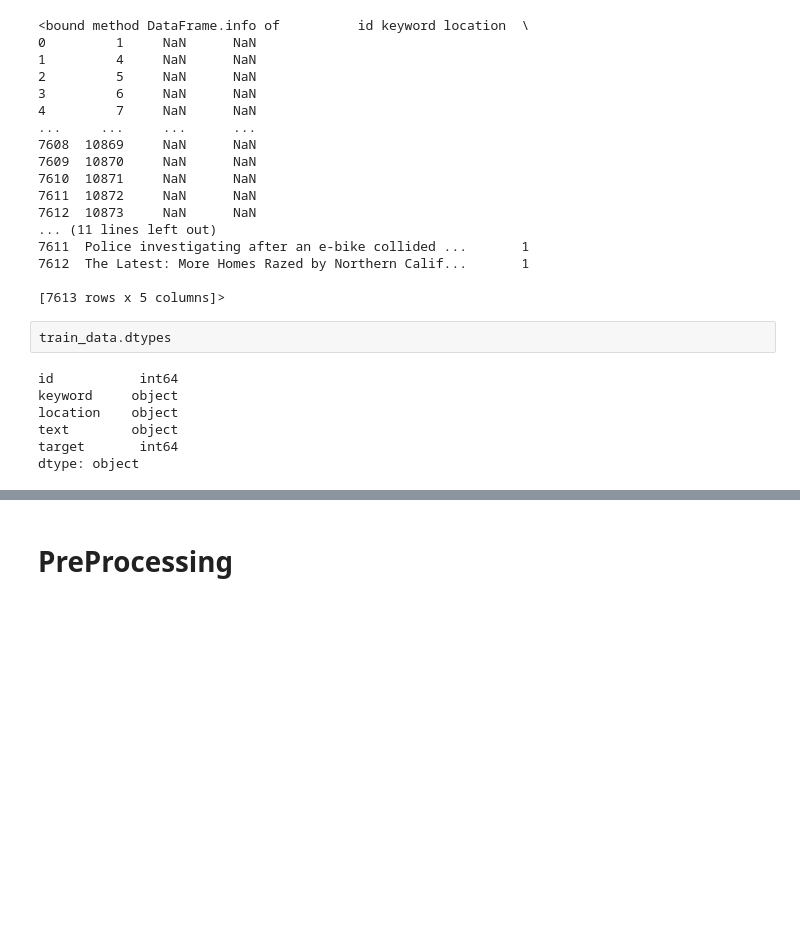
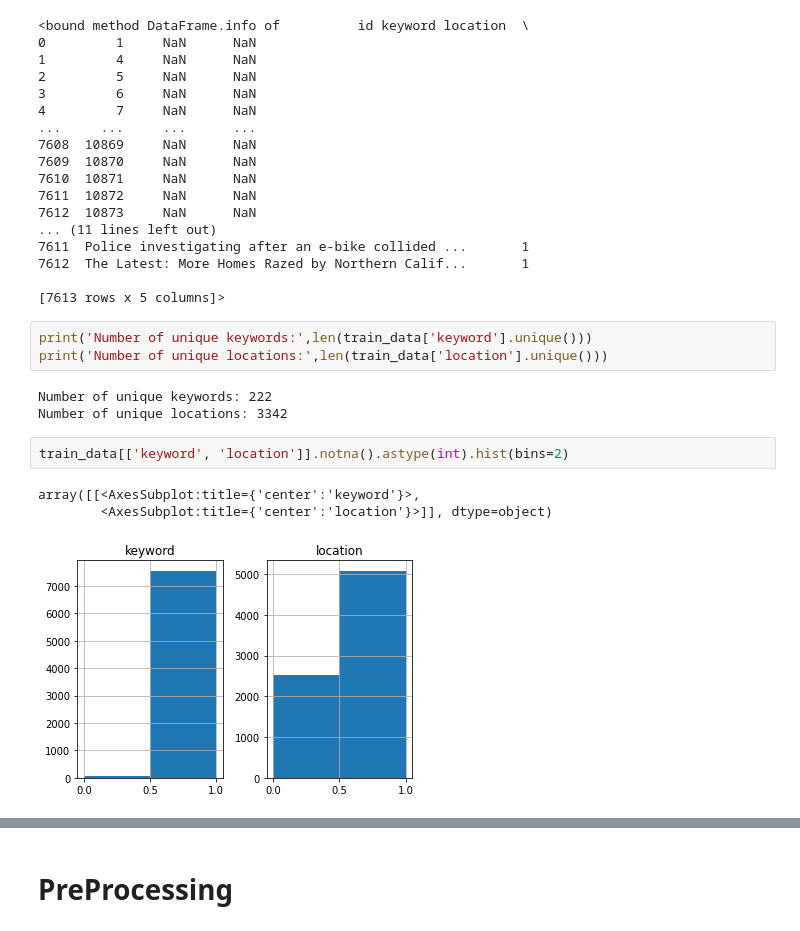
Before and after one commit to rorrostieta/disaster_tweets, a Jupyter notebook: tf-disaster-tweets.ipynb, the cells around one changed output, grey strips where cells are left out. Cells and saved outputs as stored; diff of their text form; blank space fills up the shorter version.

```diff
--- a/tf-disaster-tweets.ipynb
+++ b/tf-disaster-tweets.ipynb
@@ -51,12 +51,15 @@ train_data.info
 7612  The Latest: More Homes Razed by Northern Calif...       1
 
 [7613 rows x 5 columns]>
-# %%
-train_data.dtypes
-# %% [output]
-id           int64
-keyword     object
-location    object
-text        object
-target       int64
-dtype: object
+# %%
+print('Number of unique keywords:',len(train_data['keyword'].unique()))
+print('Number of unique locations:',len(train_data['location'].unique()))
+# %% [output]
+Number of unique keywords: 222
+Number of unique locations: 3342
+# %%
+train_data[['keyword', 'location']].notna().astype(int).hist(bins=2)
+# %% [output]
+array([[<AxesSubplot:title={'center':'keyword'}>,
+        <AxesSubplot:title={'center':'location'}>]], dtype=object)
+[figure, added]
```
Also changed, not shown: parts of 17 cells of this notebook.
